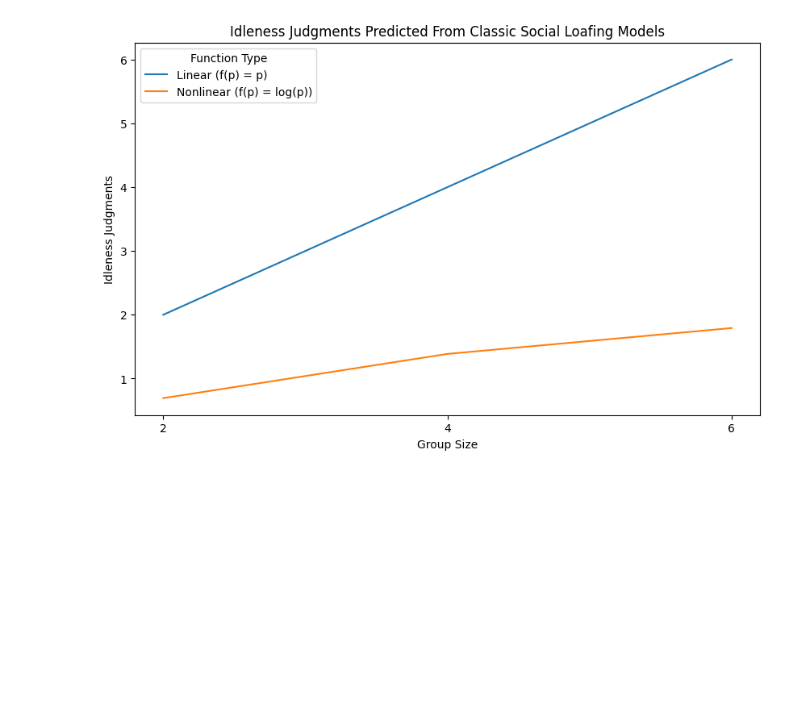
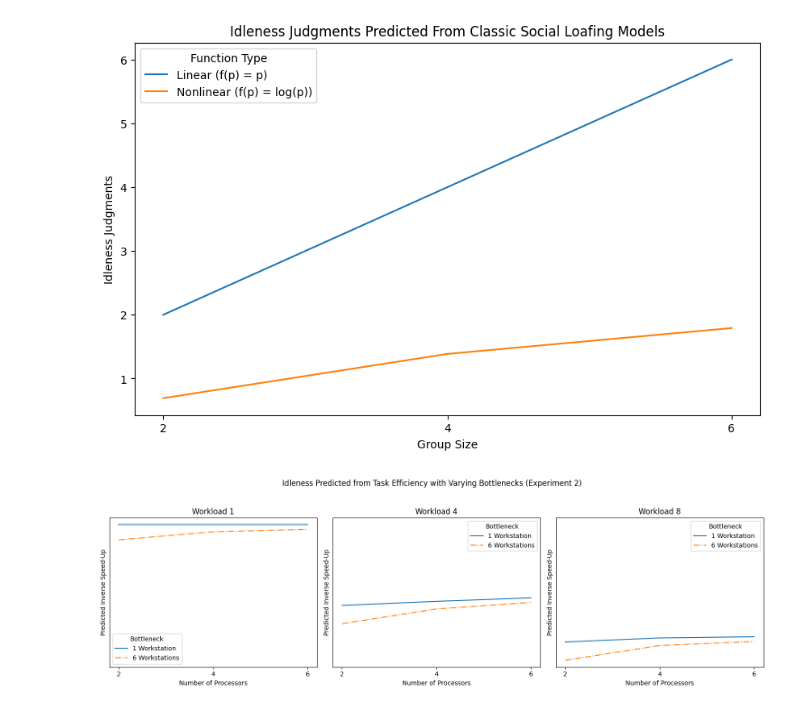
Before and after one commit to emieczkowski/IdleCollaborators, a Jupyter notebook: notebooks/Modeling.ipynb, the cells around one changed output. Saved outputs shown, nothing was run; the diff lists cells and outputs as text; code cells hidden in the pictures; blank space fills up the shorter version.

Commit message:
updating with experiments 3 and 4

```diff
--- a/notebooks/Modeling.ipynb
+++ b/notebooks/Modeling.ipynb
@@ -115,18 +192,0 @@ plt.show()
-# %%
-dishes_speedups = getspeedups(workloads, processors, "dishes", 2, "workload")
-carrot_speedups = getspeedups(workloads, processors, "carrots", 2, "workload")
-
-plt.figure(figsize=(10, 6))
-for workload in dishes_speedups.keys():
-    avg_speedups = np.asarray([sum(x) for x in zip(dishes_speedups[workload], dishes_speedups[workload])]) / 2
-    plt.plot(processors, avg_speedups, label=f"{workload}", linestyle='-')
-
-plt.xlabel("Number of Agents")
-plt.ylabel("Inverse Group Size")
-plt.title("Idleness Judgments Predicted From Workload")
-plt.legend(title='Workload')
-plt.xticks([2.0, 4.0, 6.0])
-ymin, ymax = plt.ylim()
-plt.ylim(ymin-0.1, ymax+0.1)
-plt.yticks([])
-plt.show()
@@ -190,3 +210,34 @@ plt.grid(False)
 plt.show()
 # %% [output]
 [figure]
+# %%
+processors = [2,4,6]
+workloads = [1,4,8]
+
+dishes_speedups_b1 = getspeedups(workloads, processors, "dishes", 1, "amdahl")
+dishes_speedups_b6 = getspeedups(workloads, processors, "dishes", 6, "amdahl")
+
+carrot_speedups_b1 = getspeedups(workloads, processors, "carrots", 1, "amdahl")
+carrot_speedups_b6 = getspeedups(workloads, processors, "carrots", 6, "amdahl")
+
+fig, axs = plt.subplots(1, 3, figsize=(15, 5), sharey=True)
+
+for workload, ax in zip(workloads, axs.flatten()):
+    avg_speedups_b1 = np.asarray([sum(x) for x in zip(dishes_speedups_b1[workload], carrot_speedups_b1[workload])]) / 2
+    avg_speedups_b6 = np.asarray([sum(x) for x in zip(dishes_speedups_b6[workload], carrot_speedups_b6[workload])]) / 2
+
+    ax.plot(processors, avg_speedups_b1, label=f"1 Workstation", linestyle='-')
+    ax.plot(processors, avg_speedups_b6, label=f"6 Workstations", linestyle='-.')
+
+    ax.set_xlabel("Number of Processors")
+    ax.set_ylabel("Predicted Inverse Speed-Up")
+    ax.set_title(f"Workload {workload}")
+    ax.legend(title='Bottleneck')
+    ax.set_xticks([2.0, 4.0, 6.0])
+    ax.set_yticks([])
+
+plt.suptitle("Idleness Predicted from Task Efficiency with Varying Bottlenecks (Experiment 2)")
+plt.tight_layout(rect=[0, 0.03, 1, 0.95])
+plt.show()
+# %% [output]
+[figure, new version]
```
Also changed, not shown: parts of 14 cells of this notebook, 58 other files.
